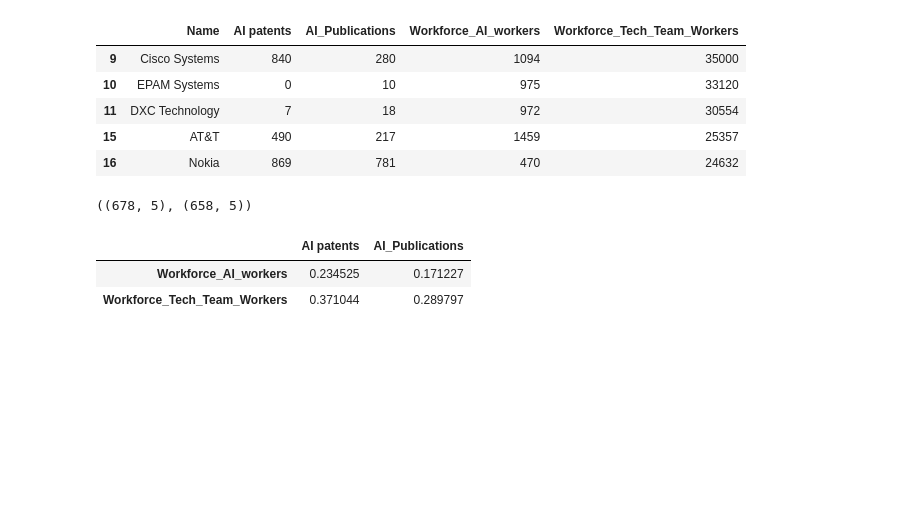
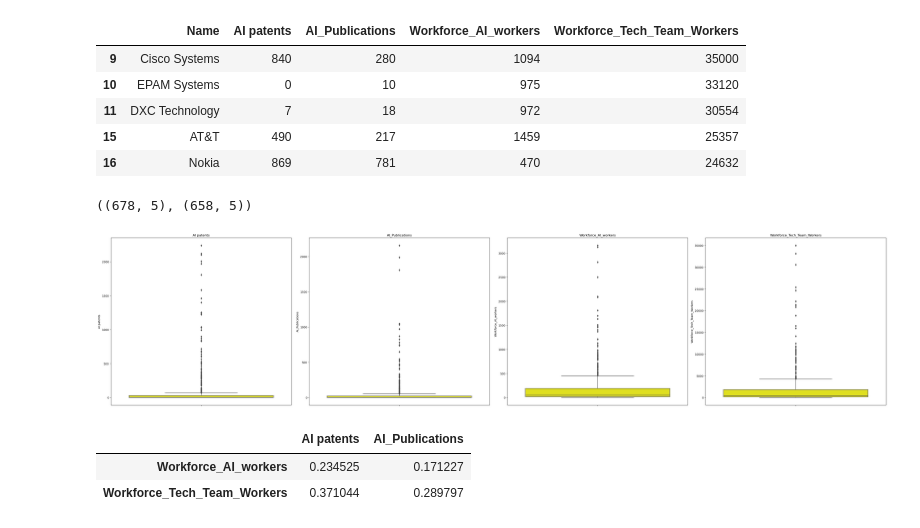
Before and after one commit to qitouying/Data-Visualization, a Jupyter notebook: Codes.ipynb, the cells around one changed output. Cells and saved outputs as stored; diff of their text form; code cells hidden in the pictures; blank space fills up the shorter version.

Commit message:
Update Plots

```diff
--- a/Codes.ipynb
+++ b/Codes.ipynb
@@ -298,6 +298,22 @@ removed_outlier_df.head()
 df.shape, removed_outlier_df.shape
 # %% [output]
 ((678, 5), (658, 5))
+# %%
+# Box plot on both dependant and independant variable after removing outliers
+
+df_outlier = removed_outlier_df.drop(['Name'], axis=1)
+
+fig, axMany = plt.subplots(1, (len(df_outlier.columns)), figsize=(40,9))
+
+colCnt = 0
+for item in df_outlier.columns :
+    sns.boxplot(y=df_outlier[item] ,color='yellow',  ax=axMany[colCnt]).set_title(item)
+    colCnt = colCnt + 1
+    plt.tight_layout()
+
+plt.show()
+# %% [output]
+[figure, added]
 # %%
 corr_matrix = removed_outlier_df.corr()
 corr_matrix.iloc[2:].iloc[:,:2]
```
Also changed, not shown: parts of 2 cells of this notebook, 6 other files.
